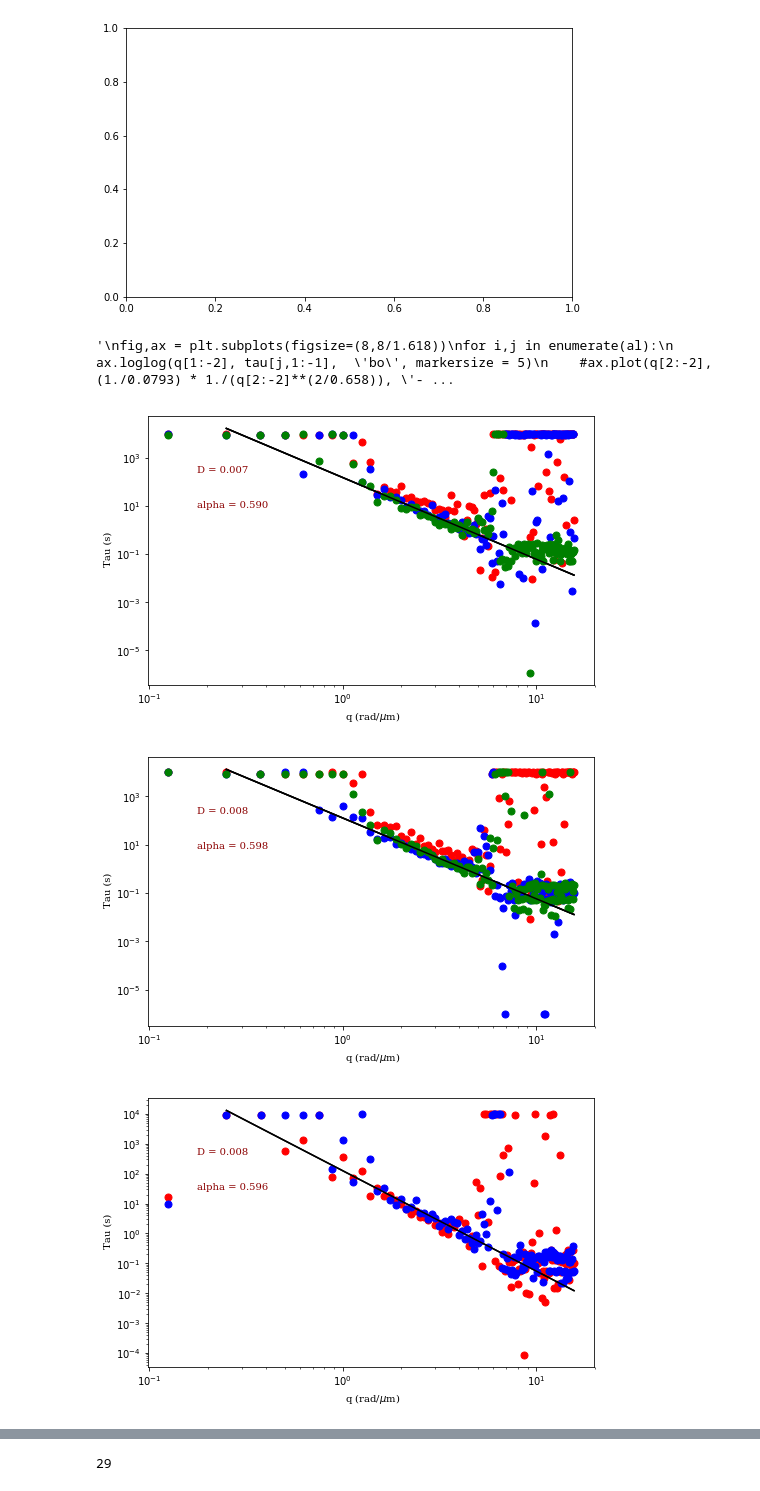
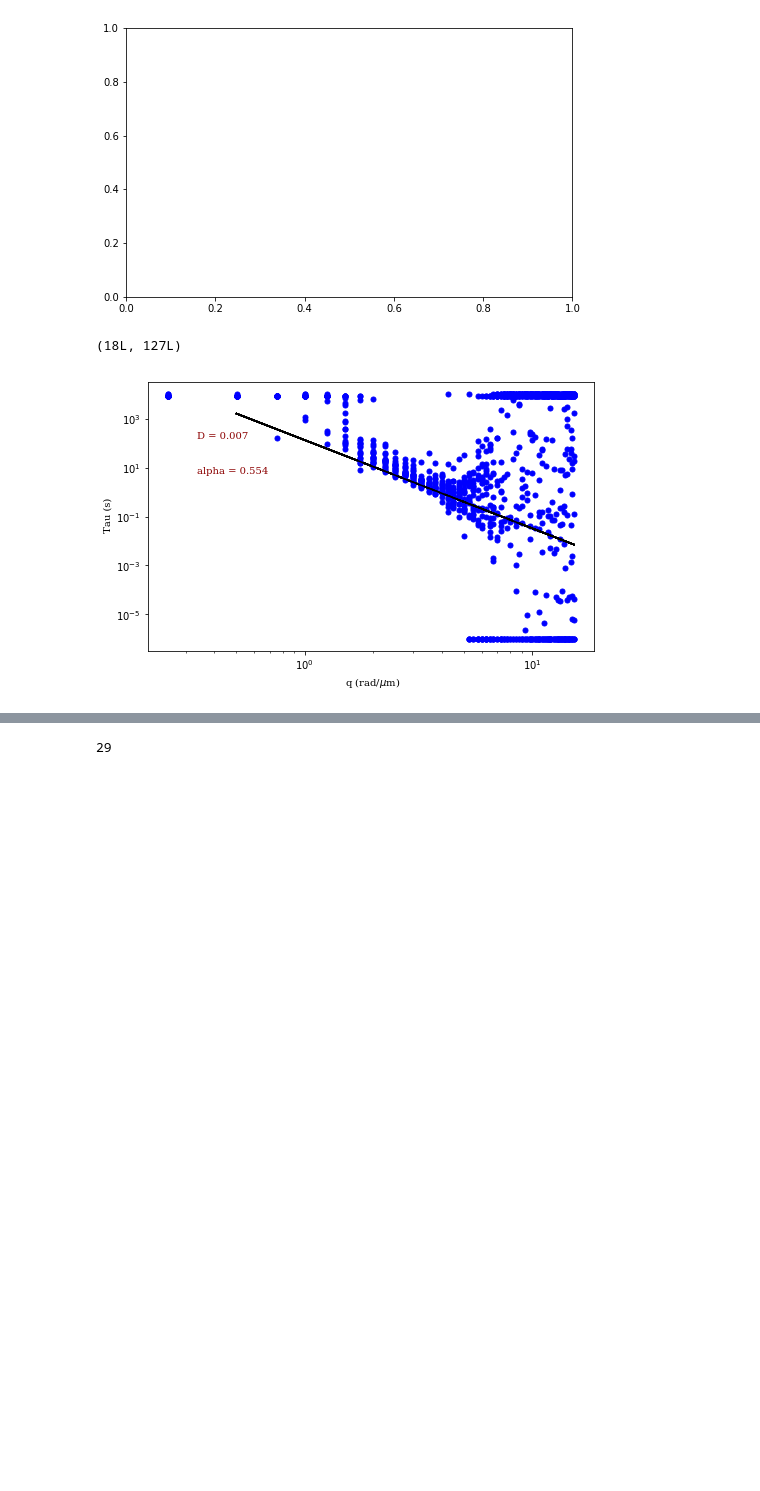
Before and after one commit to rmcgorty/Differential-Dynamic-Microscopy---Python, a Jupyter notebook: Plotting all q vs tau and getting diffusion coefficient.ipynb, the cells around one changed output, grey strips where cells are left out. Cells and saved outputs as stored; diff of their text form; code cells hidden in the pictures; blank space fills up the shorter version.

```diff
--- a/Plotting all q vs tau and getting diffusion coefficient.ipynb
+++ b/Plotting all q vs tau and getting diffusion coefficient.ipynb
@@ -38,7 +39,10 @@ Sample = ['allResults_0.02mgmlDNA_MTNetwork_29fps_34exp_128x128','allResults_0.0
 # %%
+#Set the frame rate and the dimensions
 newt = lambda t,s: (1./s)*gamma(1./s)*t
 framerate = 29.0
 px = 0.196
-imDimension = 256
+imDimension = 128
 q = np.arange(0,imDimension/2)*2*np.pi*(1./(imDimension*px))
+imDimension2 = 256
+q2 = np.arange(0,imDimension2/2)*2*np.pi*(1./(imDimension2*px))
 times = dts/framerate
@@ -48,3 +49,6 @@ tauA = np.zeros([100,63])
+# %%
+# This is the number of videos for each sample
+samNumber = ['1', '3','4']#,'5','6','7','8']
 # %%
-ROI = ['0','128','256','384','512','640']#,'768','896']
-tauB = np.zeros([30,63])
+# These are the ROIs used and saved in your pickle file
+ROI = ['0','128','256','384','512','640','768','896']
@@ -54,2 +59,6 @@ ss = 4
+# %%
+# this sets which sample and which video is being read into the code
+num = 0 #the sample
+ss = 0 #the video for the sample
 # %%
 #Load in the allResults file
@@ -163,9 +242,13 @@ al = [1,2,3,4,5,7,8,9,10,11,19,20,22,23,30,31,32,33,34]
+# %%
+tau.shape
+# %% [output]
+(18L, 127L)
 # %%
 
 col = ['ro','bo','go','co','ko','mo','yo','rv','bv']
-tau = Round2_Results['allTaus_Actin256']
+tau = Round2_Results['allTaus_Co']
 tau2 = Round2_Results['allTaus_Actin256_2']
-
+'''
 fig,ax = plt.subplots(figsize=(8,8/1.618))
 for i,j in enumerate(v1):
     ax.loglog(q[1:-2], tau[j,1:-1],  col[i], markersize = 7)
@@ -271,43 +354,39 @@ for i,j in enumerate(v6):
 ax.text(0.11,0.8,'D = %.3f' %0.0085,
     fontdict=font_plt,horizontalalignment='left',
     verticalalignment='center', transform=ax.transAxes)
 ax.text(0.11,0.67,'alpha = %.3f' %0.584,
     fontdict=font_plt,horizontalalignment='left',
     verticalalignment='center', transform=ax.transAxes)
 ax.set_ylabel(" Tau (s)", fontdict=font_plt_ax)
 ax.set_xlabel(r" q (rad/$\mu$m)", fontdict=font_plt_ax)
 plt.savefig("E:\\AllData_Results\\Act_vid6_1.svg")
-'''
+
 fig,ax = plt.subplots(figsize=(8,8/1.618))
 for i,j in enumerate(al):
     ax.loglog(q[1:-2], tau[j,1:-1],  'bo', markersize = 5)
     #ax.plot(q[2:-2], (1./0.0793) * 1./(q[2:-2]**(2/0.658)), '-k')
 ax.text(0.33,0.8,'D = %.3f' %0.0793,
     fontdict=font_plt,horizontalalignment='left',
     verticalalignment='center', transform=ax.transAxes)
 ax.text(0.33,0.67,'alpha = %.3f' %0.658,
     fontdict=font_plt,horizontalalignment='left',
     verticalalignment='center', transform=ax.transAxes)
 ax.set_ylabel(" Tau (s)", fontdict=font_plt_ax)
 ax.set_xlabel(r" q (rad/$\mu$m)", fontdict=font_plt_ax)
 plt.savefig("E:\\AllData_Results\\Act_All_1.svg")
-
+'''
 fig,ax = plt.subplots(figsize=(8,8/1.618))
-for i,j in enumerate(alb):
-    ax.loglog(q[1:-2], tau2[j,1:-1],  'bo', markersize = 5)
-    #ax.plot(q[2:-2], (1./0.0793) * 1./(q[2:-2]**(2/0.658)), '-k')
-ax.text(0.33,0.8,'D = %.3f' %0.0793,
+for i,j in enumerate(al):
+    ax.loglog(q[1:-2], tau[j,1:-1],  'bo', markersize = 5)
+    ax.plot(q[2:-2], (1./0.0074) * 1./(q[2:-2]**(2/0.554)), '-k')
+ax.text(0.11,0.8,'D = %.3f' %0.0074,
     fontdict=font_plt,horizontalalignment='left',
     verticalalignment='center', transform=ax.transAxes)
-ax.text(0.33,0.67,'alpha = %.3f' %0.658,
+ax.text(0.11,0.67,'alpha = %.3f' %0.554,
     fontdict=font_plt,horizontalalignment='left',
     verticalalignment='center', transform=ax.transAxes)
 ax.set_ylabel(" Tau (s)", fontdict=font_plt_ax)
 ax.set_xlabel(r" q (rad/$\mu$m)", fontdict=font_plt_ax)
-plt.savefig("E:\\AllData_Results\\Act_All_2.svg")
-'''
+plt.savefig("E:\\AllData_Results\\Co_All.png")
 # %% [output]
-'\nfig,ax = plt.subplots(figsize=(8,8/1.618))\nfor i,j in enumerate(al):\n    ax.loglog(q[1:-2], tau[j,1:-1],  \'bo\', markersize = 5)\n    #ax.plot(q[2:-2], (1./0.0793) * 1./(q[2:-2]**(2/0.658)), \'- ...
-[figure, old version]
+[figure, new version]
-[figure, removed]
-[figure, removed]
```
Also changed, not shown: parts of 27 cells of this notebook, 1 other file.
